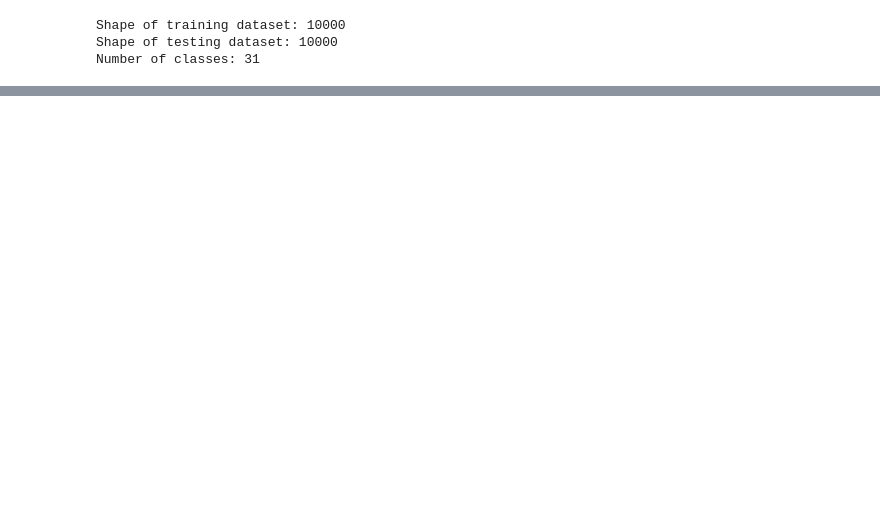
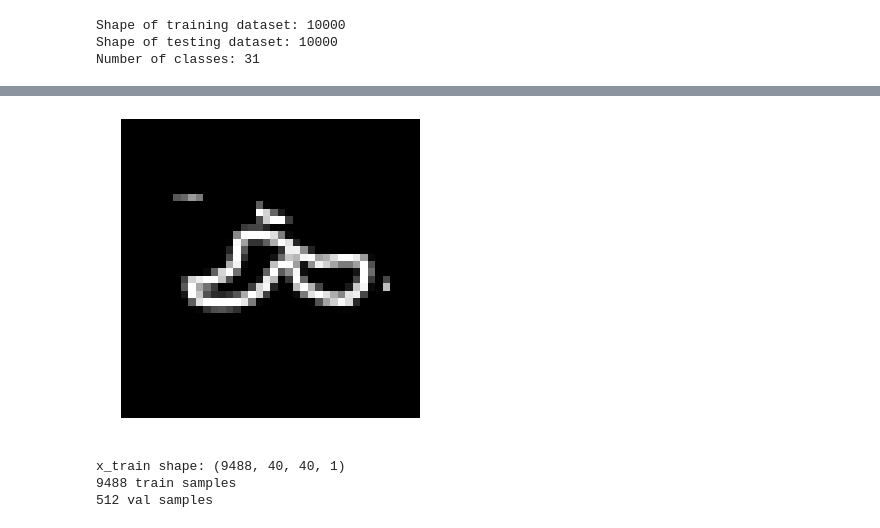
Before and after one commit to tristantoupin/COMP551-KaggleCompetition, a Jupyter notebook: notebooks/CNN.ipynb, the cells around one changed output, grey strips where cells are left out. Saved outputs shown, nothing was run; the diff lists cells and outputs as text; code cells hidden in the pictures; blank space fills up the shorter version.

```diff
--- a/notebooks/CNN.ipynb
+++ b/notebooks/CNN.ipynb
@@ -217,6 +229,10 @@ def center_image(X_array, X_noise, show_image=False):
   return cropped
 
 X_cropped = center_image(X, X_noisy_actual, show_image=False)
+# %%
+plot_images([X_cropped[2322].reshape(40,40)])
+# %% [output]
+[figure, added]
 # %%
 # X_cropped = crop_image(X, size_of_crop=32)
 unique, counts = np.unique(y[:9488], return_counts=True)
@@ -222,0 +248,31 @@ unique, counts = np.unique(y[:9488], return_counts=True)
+# %%
+batch_size = 64
+num_classes = 31
+epochs = 40
+
+# input image dimensions
+img_rows, img_cols = 40, 40
+# the data, split between train and val sets
+(x_train, y_train), (x_val, y_val) = (X_cropped[:9488],y[:9488]), (X_cropped[9488:],y[9488:])
+if K.image_data_format() == 'channels_first':
+    x_train = x_train.reshape(x_train.shape[0], 1, img_rows, img_cols)
+    x_val = x_val.reshape(x_val.shape[0], 1, img_rows, img_cols)
+    input_shape = (1, img_rows, img_cols)
+else:
+    x_train = x_train.reshape(x_train.shape[0], img_rows, img_cols, 1)
+    x_val = x_val.reshape(x_val.shape[0], img_rows, img_cols, 1)
+    input_shape = (img_rows, img_cols, 1)
+x_train = x_train.astype('float32')
+x_val = x_val.astype('float32')
+
+
+x_train /= 255
+x_val /= 255
+
+print('x_train shape:', x_train.shape)
+print(x_train.shape[0], 'train samples')
+print(x_val.shape[0], 'val samples')
+# %% [output]
+x_train shape: (9488, 40, 40, 1)
+9488 train samples
+512 val samples
```
Also changed, not shown: parts of 26 cells of this notebook.
